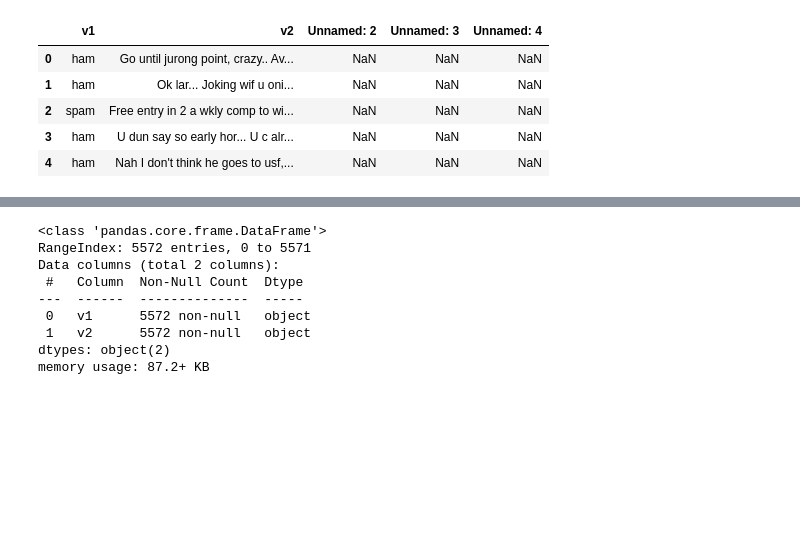
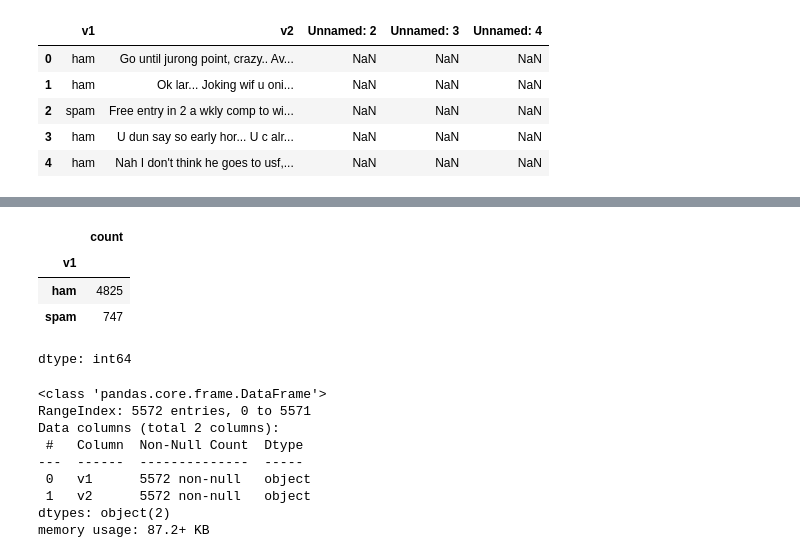
Before and after one commit to arbin34/heruk, a Jupyter notebook: spamnonspam.ipynb, the cells around one changed output, grey strips where cells are left out. Saved outputs shown, nothing was run; the diff lists cells and outputs as text; code cells hidden in the pictures; blank space fills up the shorter version.

```diff
--- a/spamnonspam.ipynb
+++ b/spamnonspam.ipynb
@@ -35,3 +44,11 @@ df=df.drop(columns=['Unnamed: 2','Unnamed: 3','Unnamed: 4'])
+# %%
+df['v1'].value_counts()
+# %% [output]
+|  | count |
+| v1 |  |
+| ham | 4825 |
+| spam | 747 |
+dtype: int64
 # %%
 df.info()
 # %% [output]
```
Also changed, not shown: parts of 23 cells of this notebook.
